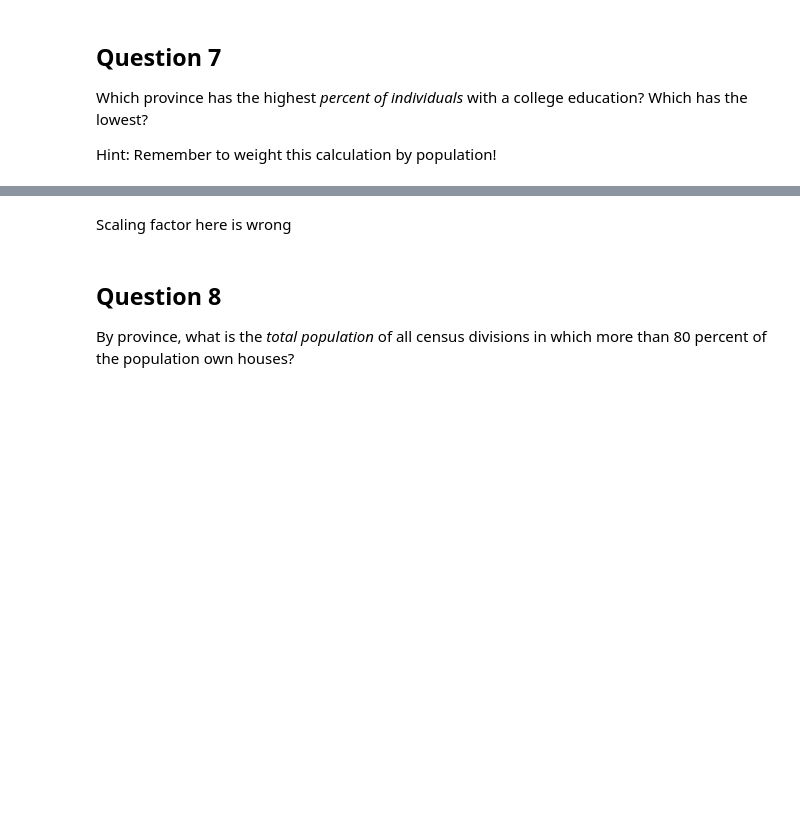
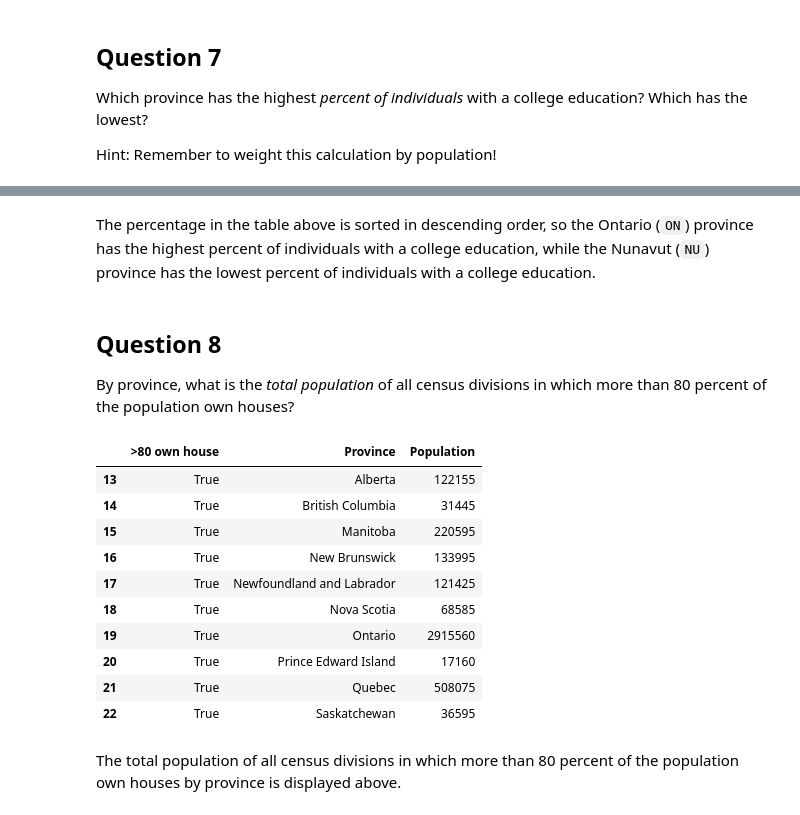
Before and after one commit to tonyliang19/ECON323_2023_Spring, a Jupyter notebook: problem_sets/problem_set_5_Luo_Liang.ipynb, the cells around one changed output, grey strips where cells are left out. Saved outputs shown, nothing was run; the diff lists cells and outputs as text; code cells hidden in the pictures; blank space fills up the shorter version.

```diff
--- a/problem_sets/problem_set_5_Luo_Liang.ipynb
+++ b/problem_sets/problem_set_5_Luo_Liang.ipynb
@@ -391,6 +417,28 @@ combined_weight.groupby("Province")["Weighted"].sum().to_frame().sort_values(by=
 # %% [markdown]
-Scaling factor here is wrong
+The percentage in the table above is sorted in descending order, so the Ontario (`ON`) province has the highest percent of individuals with a college education, while the Nunavut (`NU`) province has the lowest percent of individuals with a college education.
 # %% [markdown]
 ## Question 8
 
 By province, what is the *total population* of all census divisions in which more than 80 percent of the population own houses?
+# %%
+# Create a column named ">80 own house" to store the boolean
+df[">80 own house"] = df["PercentOwnHouse"] > 80
+
+# Group data by the new column and add up the population
+# The total population for True is what we want
+total_pop_for_house = df.groupby([">80 own house", "Pname"], as_index = False)["Population"].sum()
+total_pop_for_house[total_pop_for_house[">80 own house"] == True].rename(columns={"Pname":"Province"})
+# %% [output]
+|  | >80 own house | Province | Population |
+| 13 | True | Alberta | 122155 |
+| 14 | True | British Columbia | 31445 |
+| 15 | True | Manitoba | 220595 |
+| 16 | True | New Brunswick | 133995 |
+| 17 | True | Newfoundland and Labrador | 121425 |
+| 18 | True | Nova Scotia | 68585 |
+| 19 | True | Ontario | 2915560 |
+| 20 | True | Prince Edward Island | 17160 |
+| 21 | True | Quebec | 508075 |
+| 22 | True | Saskatchewan | 36595 |
+# %% [markdown]
+The total population of all census divisions in which more than 80 percent of the population own houses by province is displayed above.
```
Also changed, not shown: parts of 16 cells of this notebook, 1 other file.
